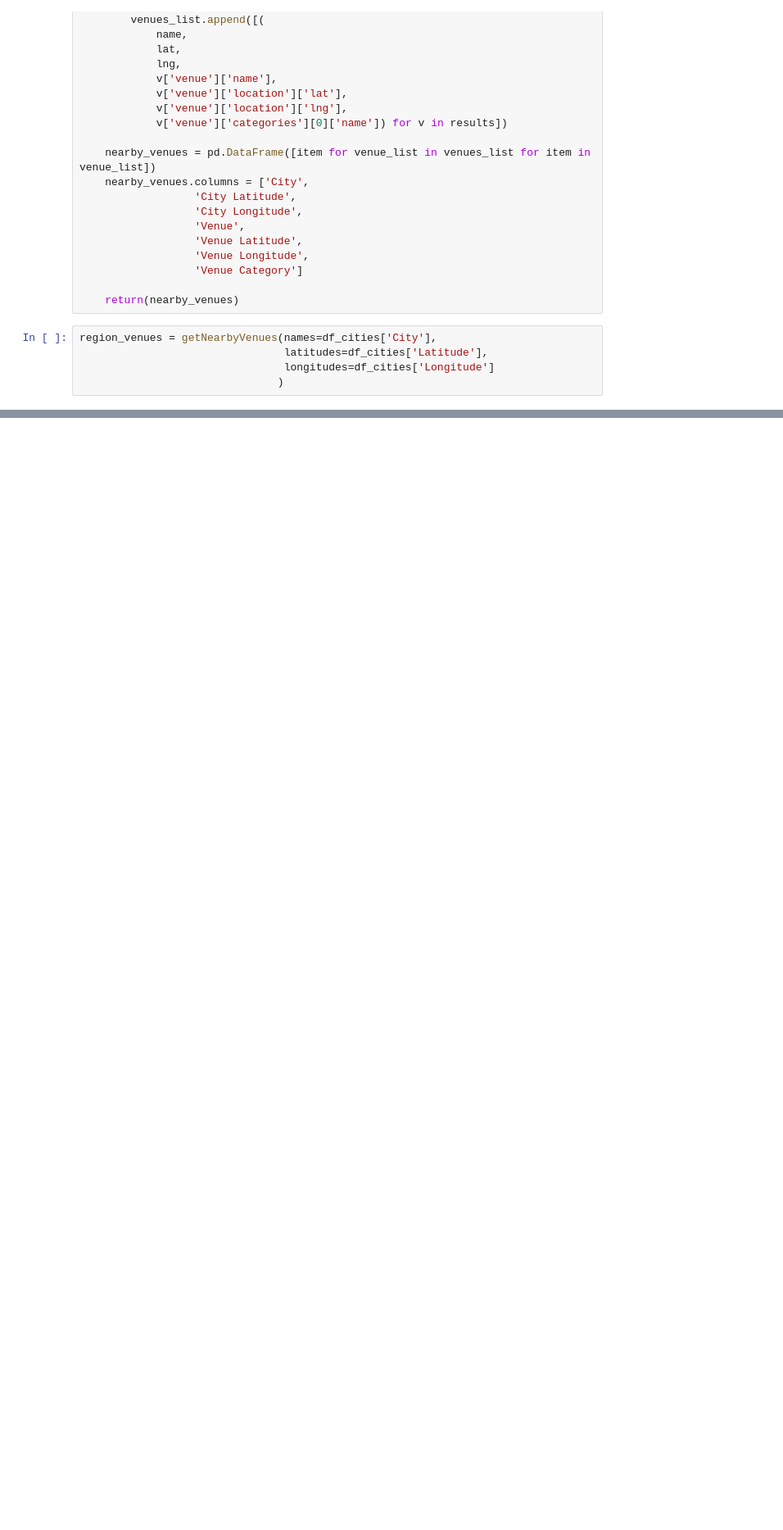
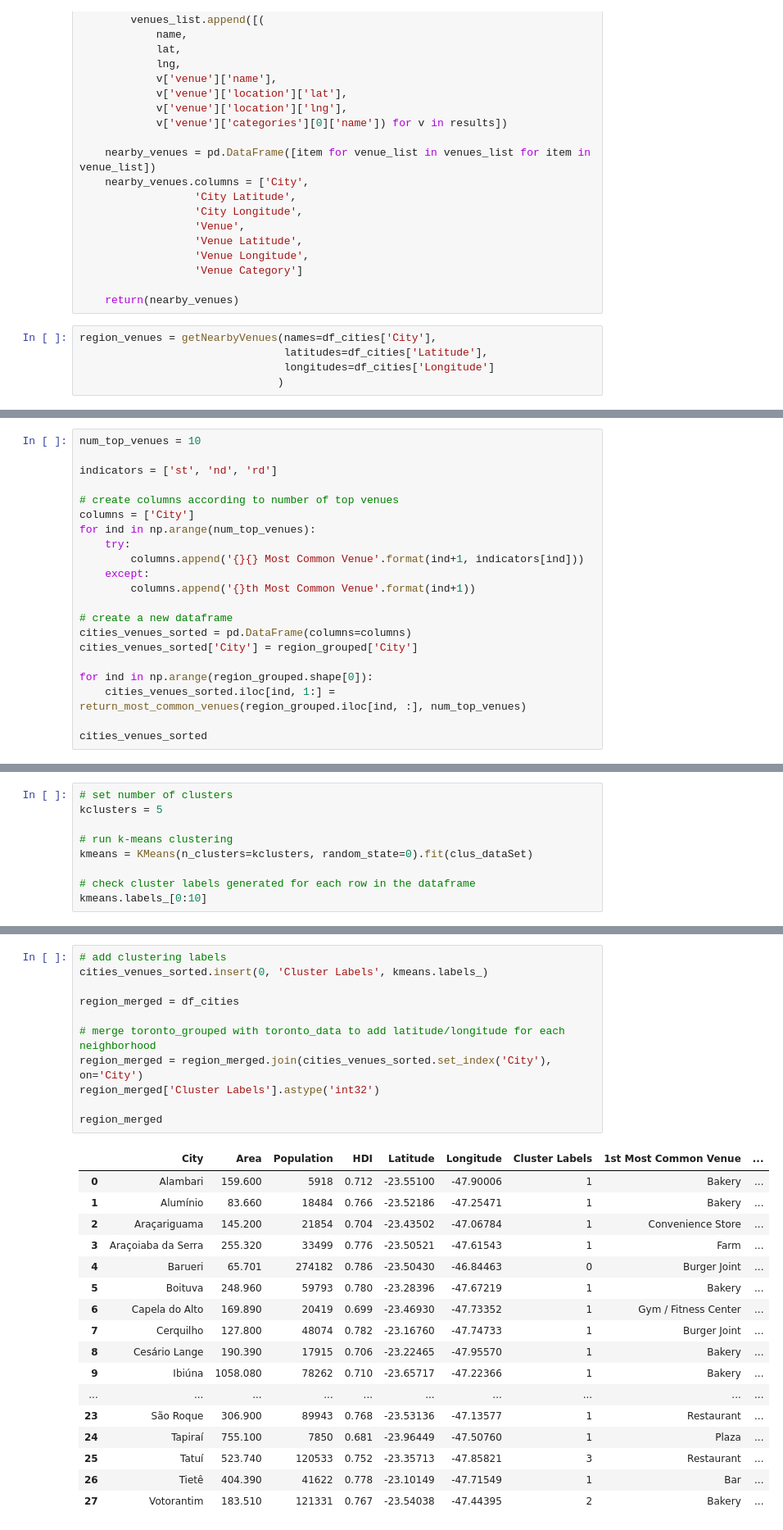
Before and after one commit to flyfun268/Coursera_Capstone, a Jupyter notebook: Similar cities to Barueri in Sorocaba region.ipynb, the cells around one changed output, grey strips where cells are left out. Shown: that part at 82% size. Saved outputs shown, nothing was run; the diff lists cells and outputs as text; blank space fills up the shorter version.

```diff
--- a/Similar cities to Barueri in Sorocaba region.ipynb
+++ b/Similar cities to Barueri in Sorocaba region.ipynb
@@ -410,0 +418,21 @@ region_grouped
+# %%
+num_top_venues = 10
+
+indicators = ['st', 'nd', 'rd']
+
+# create columns according to number of top venues
+columns = ['City']
+for ind in np.arange(num_top_venues):
+    try:
+        columns.append('{}{} Most Common Venue'.format(ind+1, indicators[ind]))
+    except:
+        columns.append('{}th Most Common Venue'.format(ind+1))
+
+# create a new dataframe
+cities_venues_sorted = pd.DataFrame(columns=columns)
+cities_venues_sorted['City'] = region_grouped['City']
+
+for ind in np.arange(region_grouped.shape[0]):
+    cities_venues_sorted.iloc[ind, 1:] = return_most_common_venues(region_grouped.iloc[ind, :], num_top_venues)
+
+cities_venues_sorted
@@ -442 +488,10 @@ array([[-0.39011578, -0.19245009, -0.19245009, ..., -0.68441435,
          0.28008169,  0.71827048]])
+# %%
+# set number of clusters
+kclusters = 5
+
+# run k-means clustering
+kmeans = KMeans(n_clusters=kclusters, random_state=0).fit(clus_dataSet)
+
+# check cluster labels generated for each row in the dataframe
+kmeans.labels_[0:10]
@@ -442,0 +500,29 @@ array([[-0.39011578, -0.19245009, -0.19245009, ..., -0.68441435,
+# %%
+# add clustering labels
+cities_venues_sorted.insert(0, 'Cluster Labels', kmeans.labels_)
+
+region_merged = df_cities
+
+# merge toronto_grouped with toronto_data to add latitude/longitude for each neighborhood
+region_merged = region_merged.join(cities_venues_sorted.set_index('City'), on='City')
+region_merged['Cluster Labels'].astype('int32')
+
+region_merged
+# %% [output]
+|  | City | Area | Population | HDI | Latitude | Longitude | Cluster Labels | 1st Most Common Venue | ... |
+| 0 | Alambari | 159.600 | 5918 | 0.712 | -23.55100 | -47.90006 | 1 | Bakery | ... |
+| 1 | Alumínio | 83.660 | 18484 | 0.766 | -23.52186 | -47.25471 | 1 | Bakery | ... |
+| 2 | Araçariguama | 145.200 | 21854 | 0.704 | -23.43502 | -47.06784 | 1 | Convenience Store | ... |
+| 3 | Araçoiaba da Serra | 255.320 | 33499 | 0.776 | -23.50521 | -47.61543 | 1 | Farm | ... |
+| 4 | Barueri | 65.701 | 274182 | 0.786 | -23.50430 | -46.84463 | 0 | Burger Joint | ... |
+| 5 | Boituva | 248.960 | 59793 | 0.780 | -23.28396 | -47.67219 | 1 | Bakery | ... |
+| 6 | Capela do Alto | 169.890 | 20419 | 0.699 | -23.46930 | -47.73352 | 1 | Gym / Fitness Center | ... |
+| 7 | Cerquilho | 127.800 | 48074 | 0.782 | -23.16760 | -47.74733 | 1 | Burger Joint | ... |
+| 8 | Cesário Lange | 190.390 | 17915 | 0.706 | -23.22465 | -47.95570 | 1 | Bakery | ... |
+| 9 | Ibiúna | 1058.080 | 78262 | 0.710 | -23.65717 | -47.22366 | 1 | Bakery | ... |
+| ... | ... | ... | ... | ... | ... | ... | ... | ... | ... |
+| 23 | São Roque | 306.900 | 89943 | 0.768 | -23.53136 | -47.13577 | 1 | Restaurant | ... |
+| 24 | Tapiraí | 755.100 | 7850 | 0.681 | -23.96449 | -47.50760 | 1 | Plaza | ... |
+| 25 | Tatuí | 523.740 | 120533 | 0.752 | -23.35713 | -47.85821 | 3 | Restaurant | ... |
+| 26 | Tietê | 404.390 | 41622 | 0.778 | -23.10149 | -47.71549 | 1 | Bar | ... |
+| 27 | Votorantim | 183.510 | 121331 | 0.767 | -23.54038 | -47.44395 | 2 | Bakery | ... |
```
Also changed, not shown: parts of 12 cells of this notebook.
